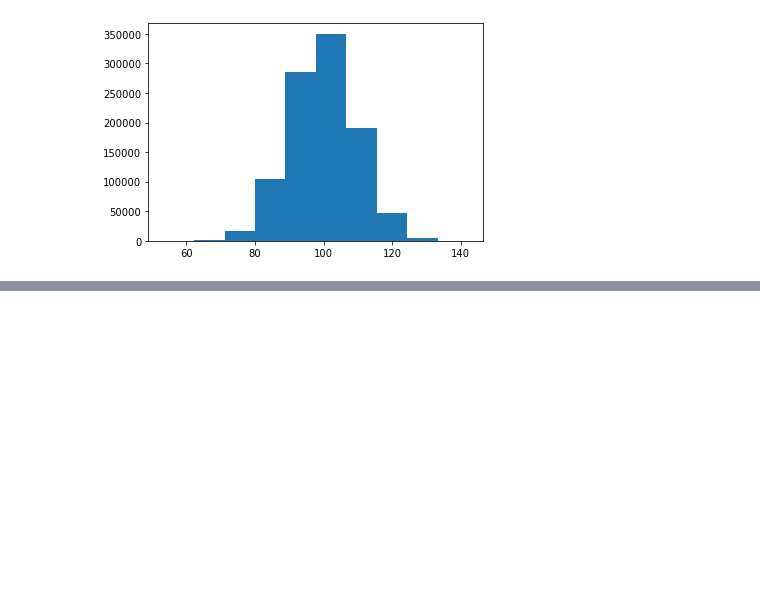
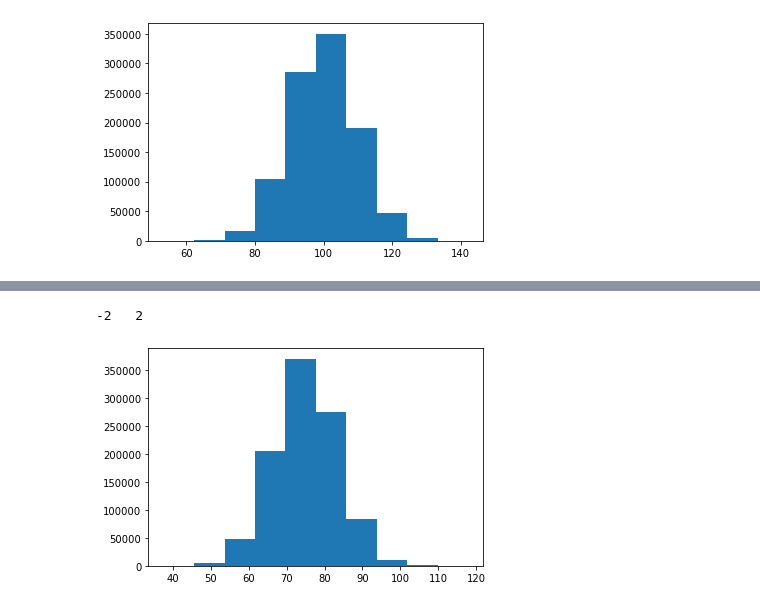
Before and after one commit to Inventrohyder/cs146, a Jupyter notebook: 7.1/notebook.ipynb, the cells around one changed output, grey strips where cells are left out. Cells and saved outputs as stored; diff of their text form; code cells hidden in the pictures; blank space fills up the shorter version.

```diff
--- a/7.1/notebook.ipynb
+++ b/7.1/notebook.ipynb
@@ -32,0 +60,5 @@ print(round(lower)," ", round(upper))
+# %%
+sized(750)
+# %% [output]
+-2   2
+[figure, added]
```
Also changed, not shown: parts of 5 cells of this notebook.
